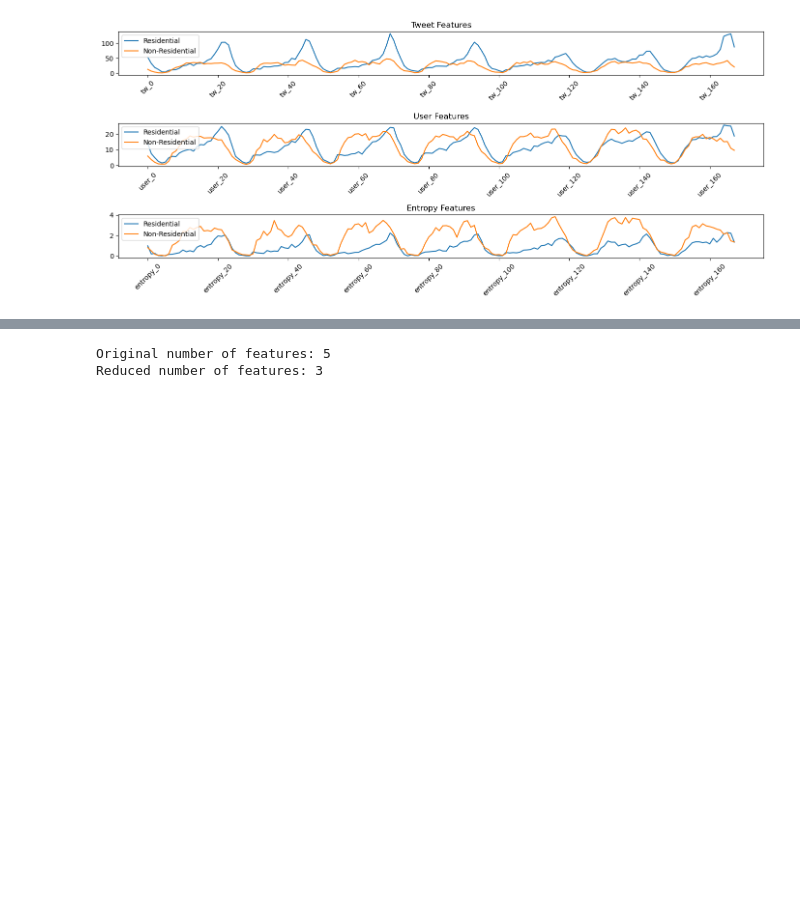
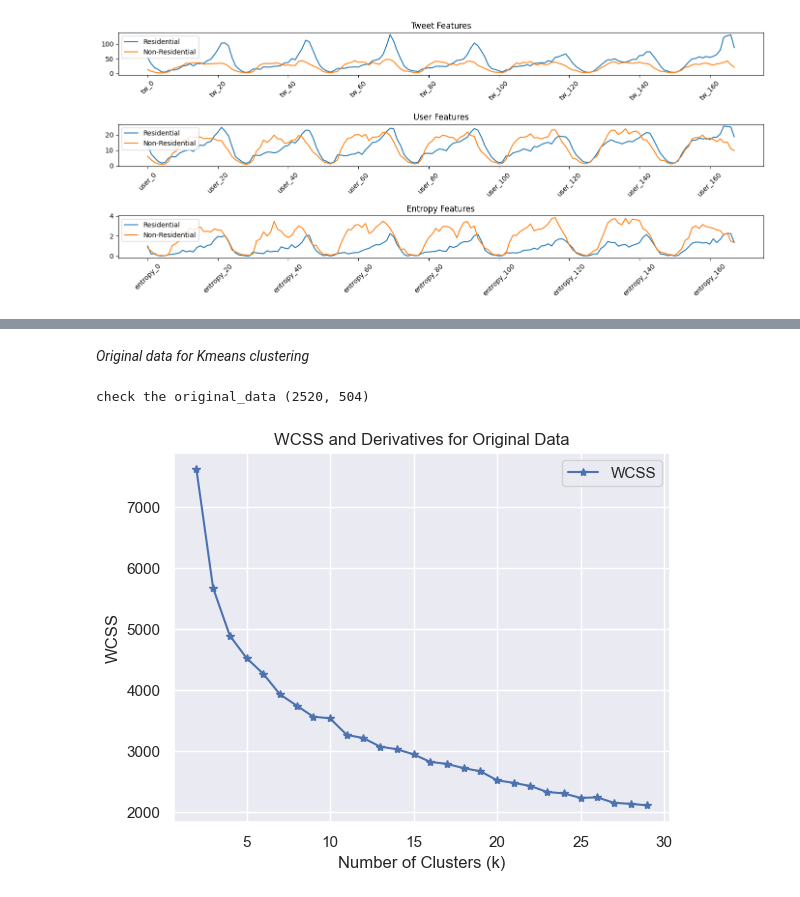
Before and after one commit to MengqiLI0907/Advanced-Spatial-Analysis, a Jupyter notebook: Assignment1.ipynb, the cells around one changed output, grey strips where cells are left out. Saved outputs shown, nothing was run; the diff lists cells and outputs as text; code cells hidden in the pictures; blank space fills up the shorter version.

```diff
--- a/Assignment1.ipynb
+++ b/Assignment1.ipynb
@@ -347,23 +283,33 @@ weighted avg       0.55      0.55      0.55      2520
-# %%
-from sklearn.decomposition import PCA
-import numpy as np
-
-# Example: Create a synthetic dataset with 5 features
-np.random.seed(0)
-X_synthetic = np.random.rand(100, 5) * np.array([1, 2, 3, 4, 5]) + np.array([1, 0, 1, 0, 1])
-
-# Initialize PCA to keep enough components to explain 90% of the variance
-pca = PCA(n_components=0.90)
-
-# Fit PCA on the synthetic dataset
-pca.fit(X_synthetic)
-
-# Transform the dataset
-X_pca = pca.transform(X_synthetic)
-
-# Print out the results
-print("Original number of features:", X_synthetic.shape[1])
-print("Reduced number of features:", X_pca.shape[1])
-# %% [output]
-Original number of features: 5
-Reduced number of features: 3
+# %% [markdown]
+*Original data for Kmeans clustering*
+# %%
+# Prepare the feature set for clustering, excluding non-numeric columns if necessary
+original_data = data.drop(columns=['id', 'parcel_name', 'label', 'sum_user', 'sum_tweet', 'sum_entropy'])
+print("check the original_data",original_data.shape)
+# %% [output]
+check the original_data (2520, 504)
+# %%
+# List of k values
+k_values = range(2, 30)
+
+# List of withinss values
+withinss_values = []
+
+# Calculate withinss for each k value
+for k in k_values:
+    kmeans = KMeans(n_clusters=k)
+    kmeans.fit(original_data)
+    withinss_values.append(kmeans.inertia_)
+
+# Assume withinss_values are the previously calculated WCSS data
+withinss_values = np.array(withinss_values)  # Make sure this is a NumPy array
+
+# Plot the original data and the derivatives
+plt.plot(k_values, withinss_values, '*-', label='WCSS')
+plt.xlabel('Number of Clusters (k)')
+plt.ylabel('WCSS')
+plt.title('WCSS and Derivatives for Original Data')
+plt.legend()
+plt.show()
+# %% [output]
+[figure, added]
```
Also changed, not shown: parts of 63 cells of this notebook, 1 other file.
